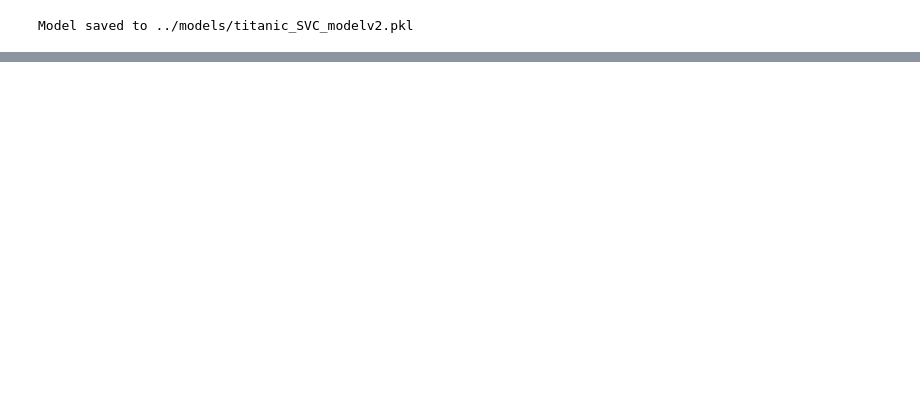
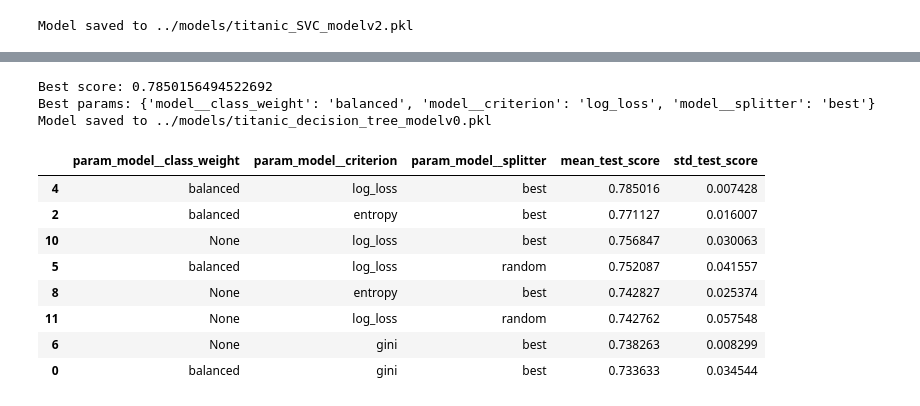
Before and after one commit to F-Fer/HOML-3_Exercises, a Jupyter notebook: MySolutions/Chapter-3/Notebooks/Chapter-3.ipynb, the cells around one changed output, grey strips where cells are left out. Saved outputs shown, nothing was run; the diff lists cells and outputs as text; code cells hidden in the pictures; blank space fills up the shorter version.

```diff
--- a/MySolutions/Chapter-3/Notebooks/Chapter-3.ipynb
+++ b/MySolutions/Chapter-3/Notebooks/Chapter-3.ipynb
@@ -1050,0 +1142,13 @@ Accuracy: 0.821
+# %%
+param_grid = [
+    {
+        "model__penalty": ["l1", "l2"],
+        "model__dual": [False],
+        "model__C": [0.01, 0.1, 1, 10, 100],
+        "model__class_weight": ["balanced", None],
+        "model__solver": ["liblinear"]
+    }
+]
+
+log_reg_gridSearch = GridSearchCV(log_reg_model,param_grid=param_grid, cv=3, scoring="accuracy", n_jobs=-1)
+log_reg_gridSearch.fit(X_train_small, y_train_small)
@@ -1050,0 +1184,18 @@ Accuracy: 0.821
+# %%
+from sklearn.tree import DecisionTreeClassifier
+
+decision_tree_model = Pipeline([
+    ("preprocessing", preprocessing),
+    ("model", DecisionTreeClassifier())
+])
+# %%
+param_grid = [
+    {
+        "model__criterion": ["gini", "entropy", "log_loss"],
+        "model__splitter": ["best", "random"],
+        "model__class_weight": ["balanced", None]
+    }
+]
+
+decision_tree_gridSearch = GridSearchCV(decision_tree_model, param_grid=param_grid, cv=3, scoring="accuracy", n_jobs=-1)
+decision_tree_gridSearch.fit(X_train_small, y_train_small)
@@ -1050,0 +1220,24 @@ Accuracy: 0.821
+# %%
+best_score, best_params, best_model = process_new_model(decision_tree_gridSearch)
+store_model(best_model, "titanic_decision_tree_modelv0")
+# %% [output]
+Best score: 0.7850156494522692
+Best params: {'model__class_weight': 'balanced', 'model__criterion': 'log_loss', 'model__splitter': 'best'}
+Model saved to ../models/titanic_decision_tree_modelv0.pkl
+# %%
+def print_cv_results(gridSearch):
+    drop_attributes = ["mean_fit_time", "std_fit_time", "mean_score_time", "std_score_time",
+                       "params", "split0_test_score", "split1_test_score", "split2_test_score", "rank_test_score"]
+    return pd.DataFrame(gridSearch.cv_results_).drop(drop_attributes, axis=1).sort_values("mean_test_score", ascending=False).head(8)
+
+print_cv_results(decision_tree_gridSearch)
+# %% [output]
+|  | param_model__class_weight | param_model__criterion | param_model__splitter | mean_test_score | std_test_score |
+| 4 | balanced | log_loss | best | 0.785016 | 0.007428 |
+| 2 | balanced | entropy | best | 0.771127 | 0.016007 |
+| 10 | None | log_loss | best | 0.756847 | 0.030063 |
+| 5 | balanced | log_loss | random | 0.752087 | 0.041557 |
+| 8 | None | entropy | best | 0.742827 | 0.025374 |
+| 11 | None | log_loss | random | 0.742762 | 0.057548 |
+| 6 | None | gini | best | 0.738263 | 0.008299 |
+| 0 | balanced | gini | best | 0.733633 | 0.034544 |
```
Also changed, not shown: parts of 47 cells of this notebook, 13 other files.
